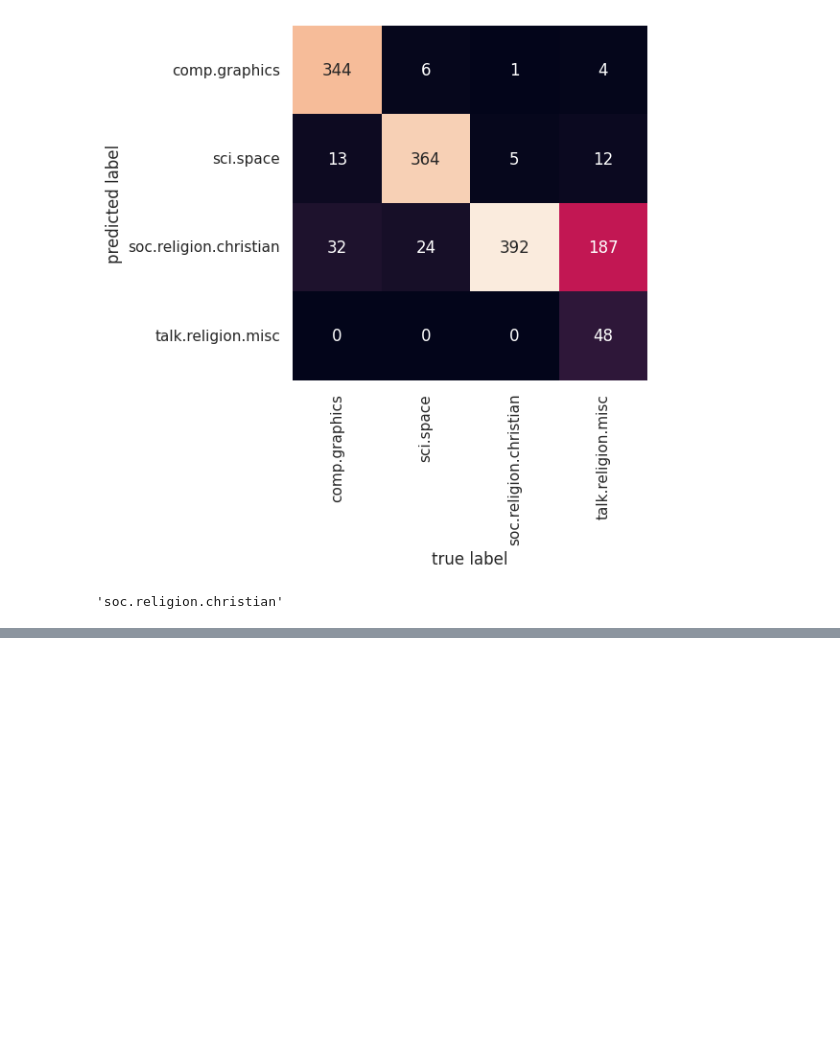
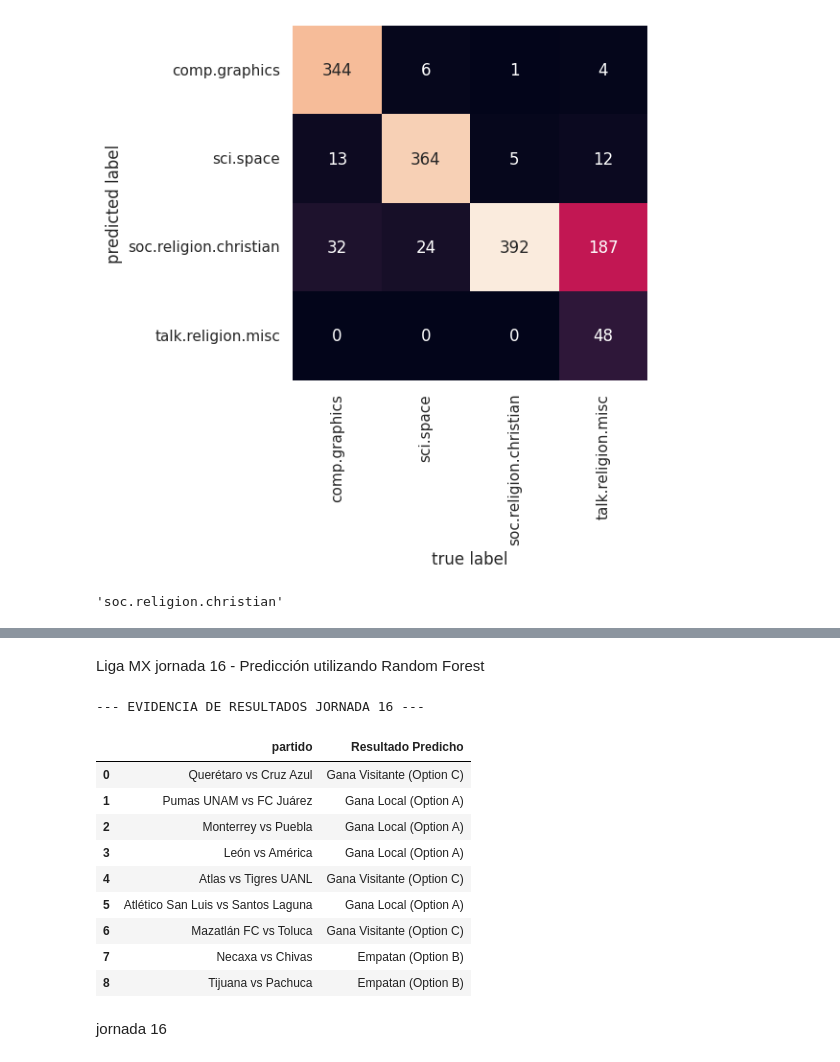
Before and after one commit to SayraIbarra/mineria, a Jupyter notebook: clase_mineria.ipynb, the cells around one changed output, grey strips where cells are left out. Saved outputs shown, nothing was run; the diff lists cells and outputs as text; code cells hidden in the pictures; blank space fills up the shorter version.

```diff
--- a/clase_mineria.ipynb
+++ b/clase_mineria.ipynb
@@ -1926,0 +1828,62 @@ weighted avg       1.00      1.00      1.00        30
+# %% [markdown]
+Liga MX jornada 16 - Predicción utilizando Random Forest
+# %%
+import pandas as pd
+import numpy as np
+from sklearn.ensemble import RandomForestClassifier
+
+# 1. CREACIÓN MANUAL DEL DATASET (Para evitar el FileNotFoundError)
+# Estos son los datos de las jornadas 13, 14 y 15 que venían en tu archivo
+data_historica = {
+    'diff_puntos': [-4, -15, -4, 10, -16, 21, 6, -5, -13],
+    'diff_racha': [-2, -1, 1, 1, -8, 9, 8, 1, -7],
+    'diff_posicion': [-4, -12, -2, 6, -12, 15, 4, -1, -11],
+    'resultado': [1, 0, 1, 1, 0, 2, 2, 2, 0] # 0:Visita, 1:Empate, 2:Local
+}
+df = pd.DataFrame(data_historica)
+
+# 2. ENTRENAMIENTO DEL MODELO
+features = ['diff_puntos', 'diff_racha', 'diff_posicion']
+X = df[features]
+y = df['resultado']
+
+rf = RandomForestClassifier(n_estimators=300, max_depth=5, random_state=42)
+rf.fit(X, y)
+
+# 3. DATOS DE LA JORNADA 16 (Tus preguntas del examen)
+data_j16 = {
+    'partido': [
+        'Querétaro vs Cruz Azul', 'Pumas UNAM vs FC Juárez', 'Monterrey vs Puebla',
+        'León vs América', 'Atlas vs Tigres UANL', 'Atlético San Luis vs Santos Laguna',
+        'Mazatlán FC vs Toluca', 'Necaxa vs Chivas', 'Tijuana vs Pachuca'
+    ],
+    'diff_puntos': [-13, 14, 2, 6, -11, 6, -15, -4, 10],
+    'diff_racha': [-1, 6, 1, 8, -7, 6, -3, 1, 1],
+    'diff_posicion': [-12, 9, 2, 4, -11, 3, -12, -2, 6]
+}
+df_j16 = pd.DataFrame(data_j16)
+
+# 4. PREDICCIÓN FINAL
+predicciones = rf.predict(df_j16[features])
+
+# Mapeo para que se vea bonito
+mapa = {0: 'Gana Visitante (Option C)', 1: 'Empatan (Option B)', 2: 'Gana Local (Option A)'}
+df_j16['Resultado Predicho'] = [mapa[p] for p in predicciones]
+
+# MOSTRAR RESULTADOS
+print("--- EVIDENCIA DE RESULTADOS JORNADA 16 ---")
+df_j16[['partido', 'Resultado Predicho']]
+# %% [output]
+--- EVIDENCIA DE RESULTADOS JORNADA 16 ---
+|  | partido | Resultado Predicho |
+| 0 | Querétaro vs Cruz Azul | Gana Visitante (Option C) |
+| 1 | Pumas UNAM vs FC Juárez | Gana Local (Option A) |
+| 2 | Monterrey vs Puebla | Gana Local (Option A) |
+| 3 | León vs América | Gana Local (Option A) |
+| 4 | Atlas vs Tigres UANL | Gana Visitante (Option C) |
+| 5 | Atlético San Luis vs Santos Laguna | Gana Local (Option A) |
+| 6 | Mazatlán FC vs Toluca | Gana Visitante (Option C) |
+| 7 | Necaxa vs Chivas | Empatan (Option B) |
+| 8 | Tijuana vs Pachuca | Empatan (Option B) |
+# %% [markdown]
+jornada 16
```
Also changed, not shown: parts of 5 cells of this notebook.
